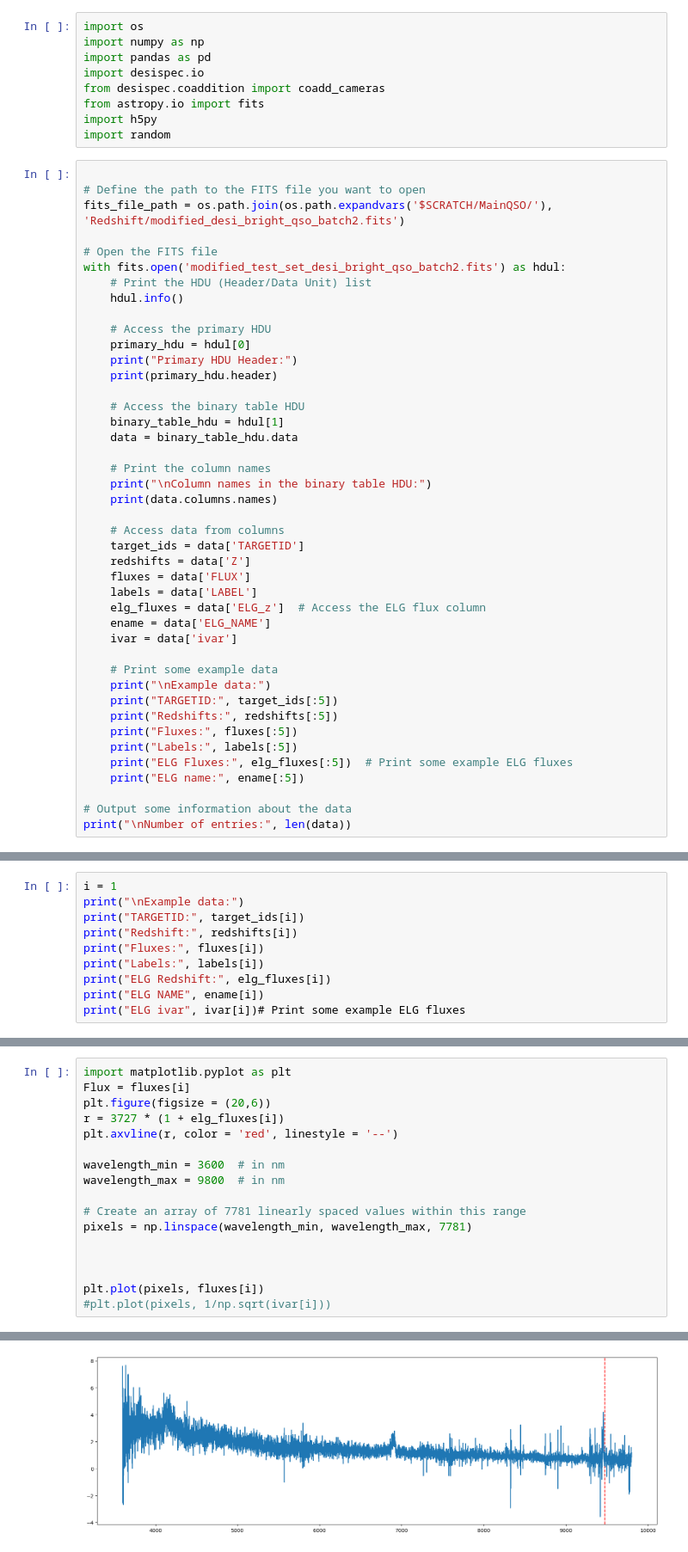
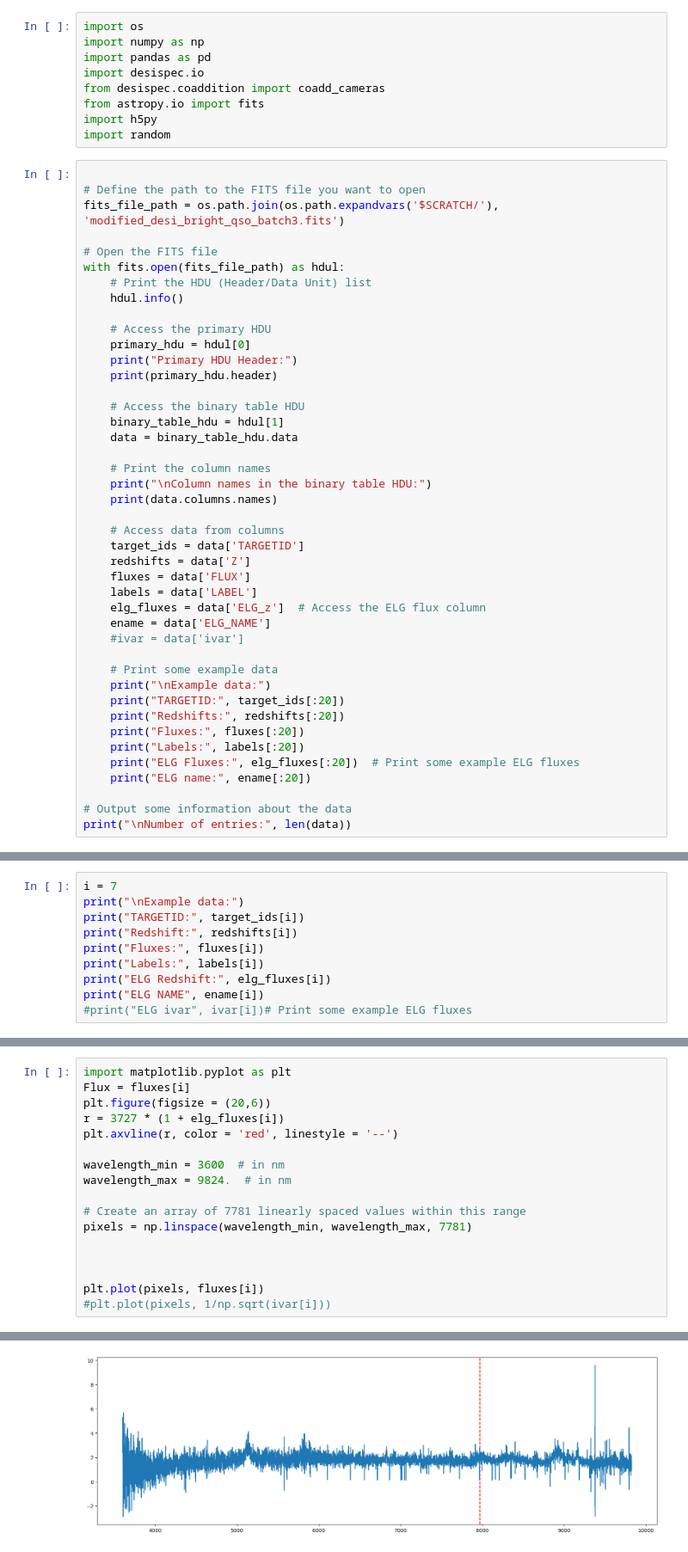
Before and after one commit to JonasSpiller/QSO-Project-Kit, a Jupyter notebook: LensCreation.ipynb, the cells around one changed output, grey strips where cells are left out. Shown at 86% size. Drawn from its saved outputs; the diff is of its cells as text.

```diff
--- a/LensCreation.ipynb
+++ b/LensCreation.ipynb
@@ -206,10 +206,10 @@ import random
 # %%
 
 # Define the path to the FITS file you want to open
-fits_file_path = os.path.join(os.path.expandvars('$SCRATCH/MainQSO/'), 'Redshift/modified_desi_bright_qso_batch2.fits')
+fits_file_path = os.path.join(os.path.expandvars('$SCRATCH/'), 'modified_desi_bright_qso_batch3.fits')
 
 # Open the FITS file
-with fits.open('modified_test_set_desi_bright_qso_batch2.fits') as hdul:
+with fits.open(fits_file_path) as hdul:
     # Print the HDU (Header/Data Unit) list
     hdul.info()
 
@@ -233,16 +233,16 @@ with fits.open('modified_test_set_desi_bright_qso_batch2.fits') as hdul:
     labels = data['LABEL']
     elg_fluxes = data['ELG_z']  # Access the ELG flux column
     ename = data['ELG_NAME']
-    ivar = data['ivar']
+    #ivar = data['ivar']
 
     # Print some example data
     print("\nExample data:")
-    print("TARGETID:", target_ids[:5])
-    print("Redshifts:", redshifts[:5])
-    print("Fluxes:", fluxes[:5])
-    print("Labels:", labels[:5])
-    print("ELG Fluxes:", elg_fluxes[:5])  # Print some example ELG fluxes
-    print("ELG name:", ename[:5])
+    print("TARGETID:", target_ids[:20])
+    print("Redshifts:", redshifts[:20])
+    print("Fluxes:", fluxes[:20])
+    print("Labels:", labels[:20])
+    print("ELG Fluxes:", elg_fluxes[:20])  # Print some example ELG fluxes
+    print("ELG name:", ename[:20])
 
 # Output some information about the data
 print("\nNumber of entries:", len(data))
@@ -267,5 +267,5 @@ Number of entries: 3547
 # %%
-i = 1
+i = 7
 print("\nExample data:")
 print("TARGETID:", target_ids[i])
 print("Redshift:", redshifts[i])
@@ -273,6 +273,6 @@ print("Fluxes:", fluxes[i])
 print("Labels:", labels[i])
 print("ELG Redshift:", elg_fluxes[i])
 print("ELG NAME", ename[i])
-print("ELG ivar", ivar[i])# Print some example ELG fluxes
+#print("ELG ivar", ivar[i])# Print some example ELG fluxes
 # %% [output]
 Example data:
@@ -287,23 +285,23 @@ ELG ivar [ 0.1117608   0.1377531   0.16642864 ... 13.5025959  27.44604683
 # %%
 import matplotlib.pyplot as plt
 Flux = fluxes[i]
 plt.figure(figsize = (20,6))
 r = 3727 * (1 + elg_fluxes[i])
 plt.axvline(r, color = 'red', linestyle = '--')
 
 wavelength_min = 3600  # in nm
-wavelength_max = 9800  # in nm
+wavelength_max = 9824.  # in nm
 
 # Create an array of 7781 linearly spaced values within this range
 pixels = np.linspace(wavelength_min, wavelength_max, 7781)
 
 
 
 plt.plot(pixels, fluxes[i])
 #plt.plot(pixels, 1/np.sqrt(ivar[i]))
 # %% [output]
 [<matplotlib.lines.Line2D at 0x...>]
-[figure, old version]
+[figure, new version]
 # %%
 r
 # %% [output]
```
Also changed, not shown: parts of 5 cells of this notebook, 1 other file.
